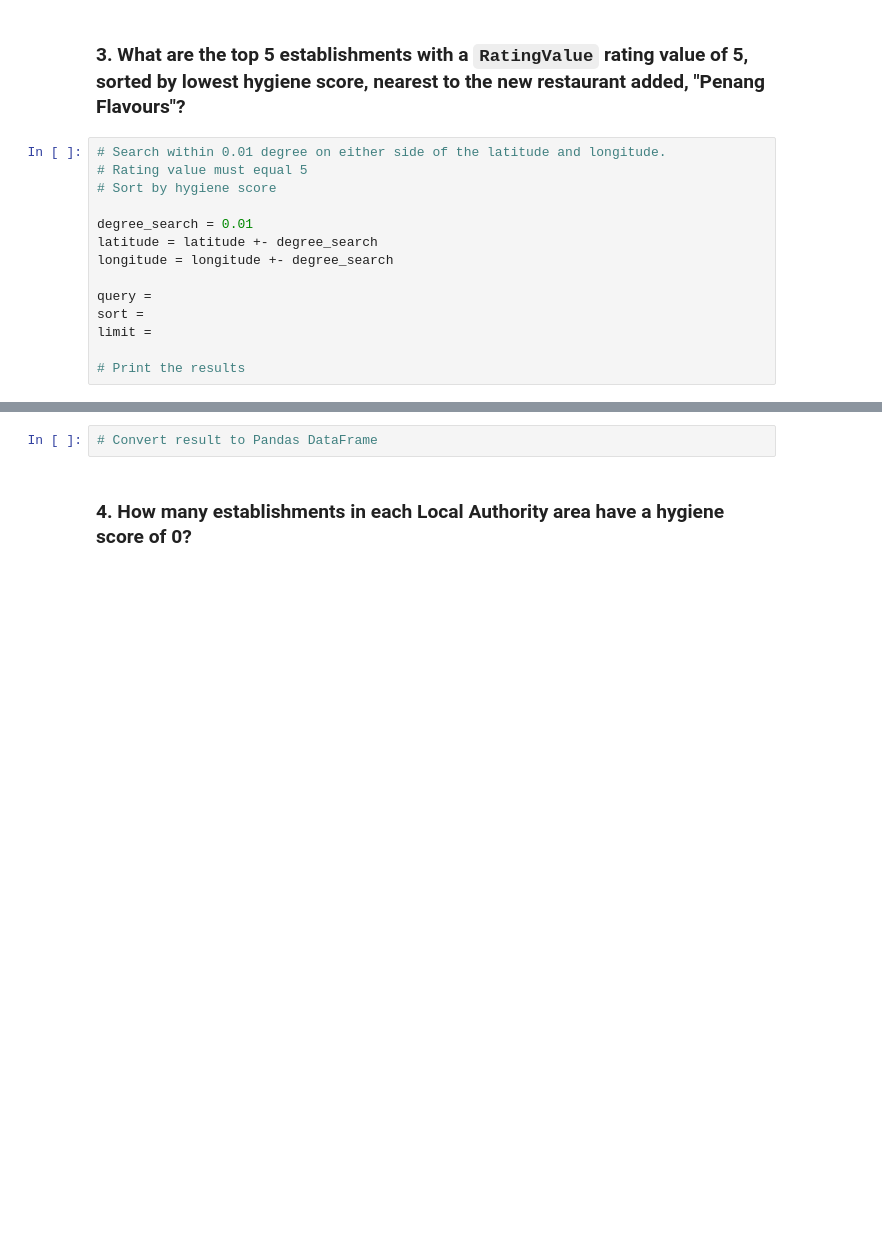
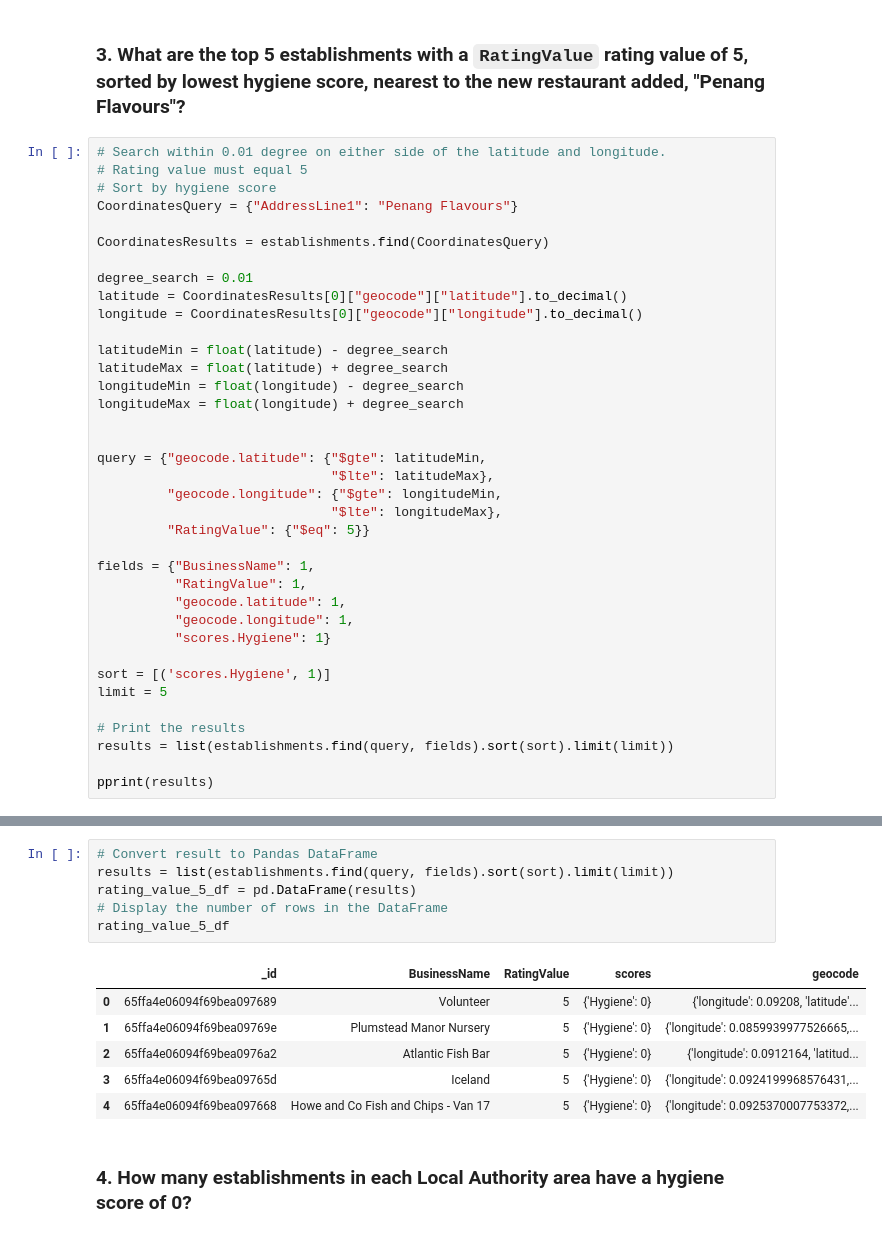
Before and after one commit to tfuenz/nosql-challenge, a Jupyter notebook: Starter_Code/NoSQL_analysis_starter.ipynb, the cells around one changed output, grey strips where cells are left out. Cells and saved outputs as stored; diff of their text form; blank space fills up the shorter version.

```diff
--- a/Starter_Code/NoSQL_analysis_starter.ipynb
+++ b/Starter_Code/NoSQL_analysis_starter.ipynb
@@ -136,13 +136,36 @@ results_df.head(10)
 # Search within 0.01 degree on either side of the latitude and longitude.
 # Rating value must equal 5
 # Sort by hygiene score
+CoordinatesQuery = {"AddressLine1": "Penang Flavours"}
+
+CoordinatesResults = establishments.find(CoordinatesQuery)
 
 degree_search = 0.01
-latitude = latitude +- degree_search
-longitude = longitude +- degree_search
+latitude = CoordinatesResults[0]["geocode"]["latitude"].to_decimal()
+longitude = CoordinatesResults[0]["geocode"]["longitude"].to_decimal()
 
-query =
-sort =
-limit =
+latitudeMin = float(latitude) - degree_search
+latitudeMax = float(latitude) + degree_search
+longitudeMin = float(longitude) - degree_search
+longitudeMax = float(longitude) + degree_search
+
+
+query = {"geocode.latitude": {"$gte": latitudeMin,
+                              "$lte": latitudeMax},
+         "geocode.longitude": {"$gte": longitudeMin,
+                              "$lte": longitudeMax},
+         "RatingValue": {"$eq": 5}}
+
+fields = {"BusinessName": 1,
+          "RatingValue": 1,
+          "geocode.latitude": 1,
+          "geocode.longitude": 1,
+          "scores.Hygiene": 1}
+
+sort = [('scores.Hygiene', 1)]
+limit = 5
 
 # Print the results
+results = list(establishments.find(query, fields).sort(sort).limit(limit))
+
+pprint(results)
@@ -149,5 +190,16 @@ limit =
 # %%
 # Convert result to Pandas DataFrame
+results = list(establishments.find(query, fields).sort(sort).limit(limit))
+rating_value_5_df = pd.DataFrame(results)
+# Display the number of rows in the DataFrame
+rating_value_5_df
+# %% [output]
+|  | _id | BusinessName | RatingValue | scores | geocode |
+| 0 | 65ffa4e06094f69bea097689 | Volunteer | 5 | {'Hygiene': 0} | {'longitude': 0.09208, 'latitude'... |
+| 1 | 65ffa4e06094f69bea09769e | Plumstead Manor Nursery | 5 | {'Hygiene': 0} | {'longitude': 0.0859939977526665,... |
+| 2 | 65ffa4e06094f69bea0976a2 | Atlantic Fish Bar | 5 | {'Hygiene': 0} | {'longitude': 0.0912164, 'latitud... |
+| 3 | 65ffa4e06094f69bea09765d | Iceland | 5 | {'Hygiene': 0} | {'longitude': 0.0924199968576431,... |
+| 4 | 65ffa4e06094f69bea097668 | Howe and Co Fish and Chips - Van 17 | 5 | {'Hygiene': 0} | {'longitude': 0.0925370007753372,... |
 # %% [markdown]
 ### 4. How many establishments in each Local Authority area have a hygiene score of 0?
 # %%
```
Also changed, not shown: parts of 5 cells of this notebook, 1 other file.
